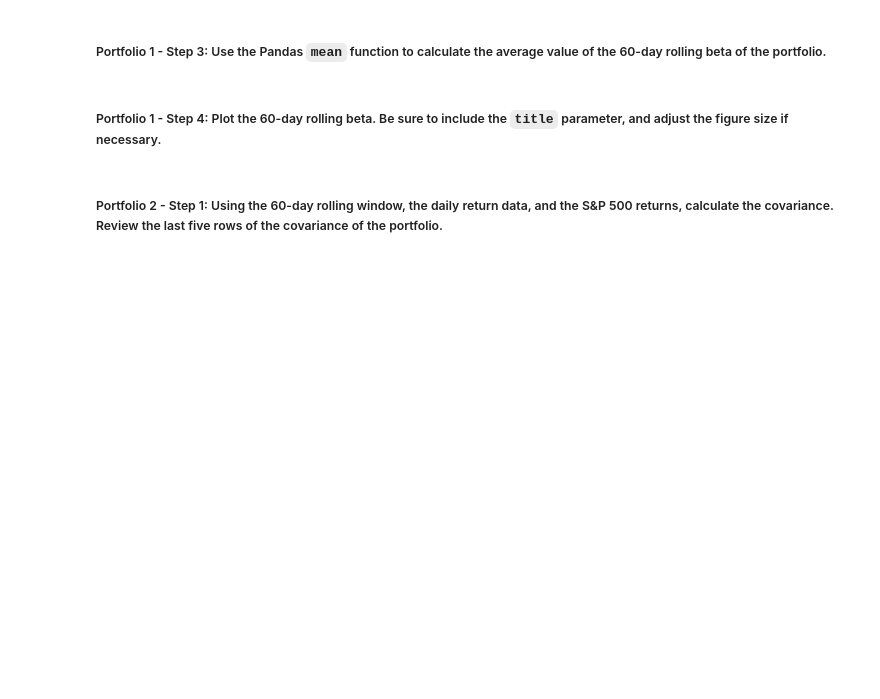
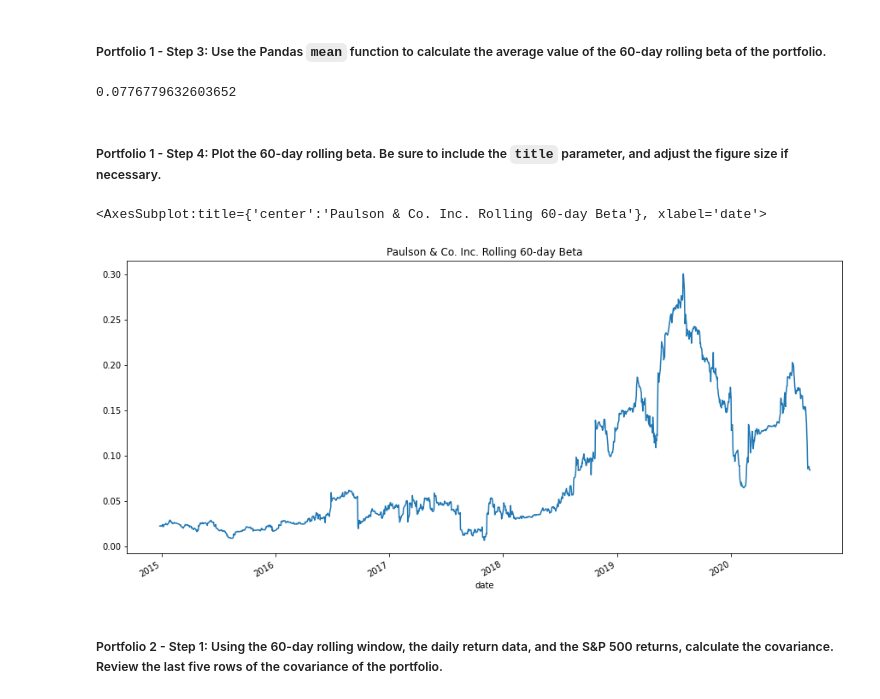
Before and after one commit to cdhendy/robo_retirement, a Jupyter notebook: risk_return_analysis.ipynb, the cells around one changed output. Drawn from its saved outputs; the diff is of its cells as text; code cells hidden in the pictures; blank space fills up the shorter version.

```diff
--- a/risk_return_analysis.ipynb
+++ b/risk_return_analysis.ipynb
@@ -444,4 +463,5 @@ Your analysis is nearing completion. Now, you need to evaluate how the portfolio
 #### Use the Pandas `var` function to calculate the variance of the S&P 500 by using a 60-day rolling window. Visualize the last five rows of the variance of the S&P 500.
 # %%
 # Calculate the variance of the S&P 500 using a rolling 60-day window.
-# YOUR CODE HERE
+rolling_sp_var_60 = whales_daily_returns['S&P 500'].rolling(60).var()
+rolling_sp_var_60.tail()
@@ -460,4 +488,9 @@ Your analysis is nearing completion. Now, you need to evaluate how the portfolio
 # %%
 # Calculate the covariance using a 60-day rolling window
 # Review the last five rows of the covariance data
-# YOUR CODE HERE
+paulson_daily_returns = whales_daily_returns['PAULSON & CO.INC.']
+berkshire_daily_returns = whales_daily_returns['BERKSHIRE HATHAWAY INC']
+sp_daily_returns = whales_daily_returns['S&P 500']
+
+paulson_rolling_60_cov = paulson_daily_returns.rolling(60).cov(sp_daily_returns.rolling(60))
+paulson_rolling_60_cov.tail()
@@ -465,5 +506,5 @@ Your analysis is nearing completion. Now, you need to evaluate how the portfolio
 ##### Portfolio 1 - Step 2: Calculate the beta of the portfolio. To do that, divide the covariance of the portfolio by the variance of the S&P 500.
 # %%
 # Calculate the beta based on the 60-day rolling covariance compared to the market (S&P 500)
-# Review the last five rows of the beta information
-# YOUR CODE HERE
+paulson_rolling_60_beta = paulson_rolling_60_cov/rolling_sp_var_60
+paulson_rolling_60_beta.tail()
@@ -471,13 +520,19 @@ Your analysis is nearing completion. Now, you need to evaluate how the portfolio
 ##### Portfolio 1 - Step 3: Use the Pandas `mean` function to calculate the average value of the 60-day rolling beta of the portfolio.
 # %%
 # Calculate the average of the 60-day rolling beta
-# YOUR CODE HERE
+paulson_beta_avg = paulson_rolling_60_beta.mean()
+paulson_beta_avg
+# %% [output]
+0.0776779632603652
 # %% [markdown]
 ##### Portfolio 1 - Step 4: Plot the 60-day rolling beta. Be sure to include the `title` parameter, and adjust the figure size if necessary.
 # %%
 # Plot the rolling beta
 # Include a title parameter and adjust the figure size
-# YOUR CODE HERE
+paulson_rolling_60_beta.plot(figsize=(15,7), title='Paulson & Co. Inc. - Rolling 60 Day Beta')
+# %% [output]
+<AxesSubplot:title={'center':'Paulson & Co. Inc. Rolling 60-day Beta'}, xlabel='date'>
+[figure, added]
 # %% [markdown]
 ##### Portfolio 2 - Step 1: Using the 60-day rolling window, the daily return data, and the S&P 500 returns, calculate the covariance. Review the last five rows of the covariance of the portfolio.
 # %%
```
Also changed, not shown: parts of 17 cells of this notebook, 1 other file.
